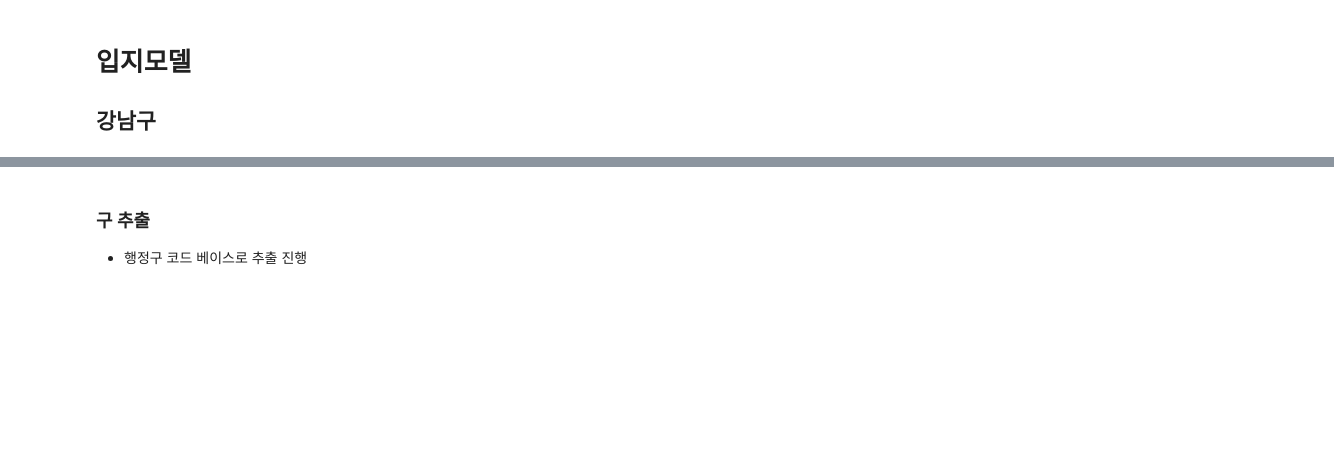
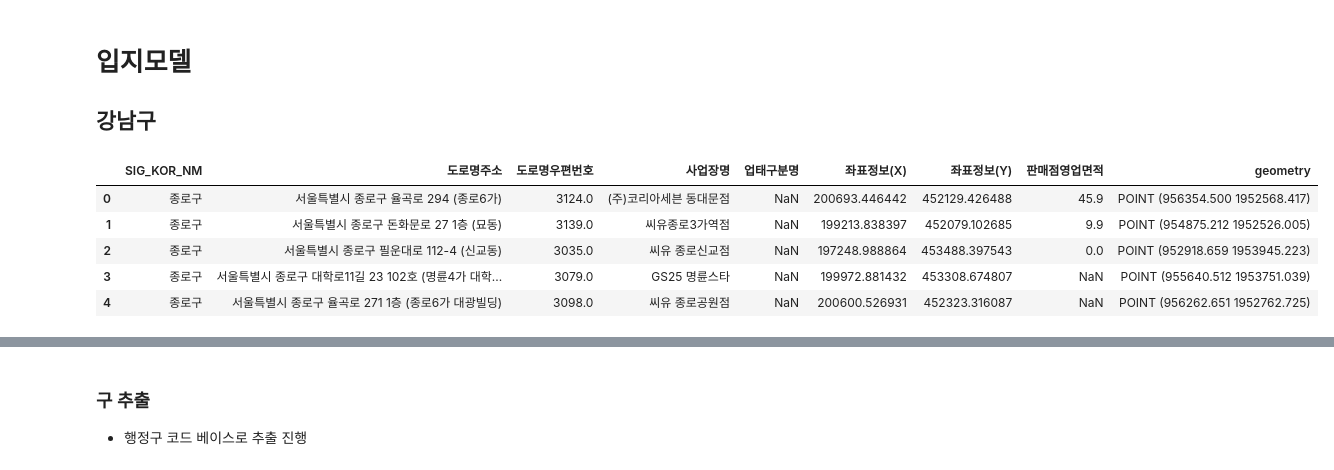
Before and after one commit to ChoiInYeol/KHUDA-Seoul-BigDataCampus, a Jupyter notebook: 3.Seoul_MCLP.ipynb, the cells around one changed output, grey strips where cells are left out. Cells and saved outputs as stored; diff of their text form; code cells hidden in the pictures; blank space fills up the shorter version.

```diff
--- a/3.Seoul_MCLP.ipynb
+++ b/3.Seoul_MCLP.ipynb
@@ -1363,3 +1356,6 @@ pharmacy
+# %%
+convenience = pd.read_csv('PreprocessData\convenience.csv')
+convenience = geopandas.GeoDataFrame(convenience)
 # %% [markdown]
 ## 공공공지 facility
 # %%
@@ -1374,3 +1365,23 @@ gong.head(2)
 # %% [markdown]
 # 입지모델
 ## 강남구
+# %%
+convenience = convenience.drop(['Unnamed: 0', '개방자치단체코드', '관리번호', '인허가일자', '인허가취소일자', '영업상태코드', '영업상태명',
+       '상세영업상태코드', '상세영업상태명', '폐업일자', '휴업시작일자', '휴업종료일자', '재개업일자', '전화번호',
+       '소재지면적', '소재지우편번호', '지번주소', '최종수정일자',
+       '데이터갱신구분', '데이터갱신일자'], axis=1)
+# %%
+convenience = geopandas.GeoDataFrame(convenience, geometry=geopandas.points_from_xy(convenience['좌표정보(X)'], convenience['좌표정보(Y)']))
+convenience.crs = {'init':'epsg:2097'}
+convenience = convenience.to_crs({'init':'epsg:5179'})
+# %%
+file = geopandas.sjoin(seoul_sig, convenience, how='right', op="contains")
+file = file.drop(["SIG_CD", "SIG_ENG_NM", 'index_left'], axis=1)
+file.head(5)
+# %% [output]
+|  | SIG_KOR_NM | 도로명주소 | 도로명우편번호 | 사업장명 | 업태구분명 | 좌표정보(X) | 좌표정보(Y) | 판매점영업면적 | geometry |
+| 0 | 종로구 | 서울특별시 종로구 율곡로 294 (종로6가) | 3124.0 | (주)코리아세븐 동대문점 | NaN | 200693.446442 | 452129.426488 | 45.9 | POINT (956354.500 1952568.417) |
+| 1 | 종로구 | 서울특별시 종로구 돈화문로 27 1층 (묘동) | 3139.0 | 씨유종로3가역점 | NaN | 199213.838397 | 452079.102685 | 9.9 | POINT (954875.212 1952526.005) |
+| 2 | 종로구 | 서울특별시 종로구 필운대로 112-4 (신교동) | 3035.0 | 씨유 종로신교점 | NaN | 197248.988864 | 453488.397543 | 0.0 | POINT (952918.659 1953945.223) |
+| 3 | 종로구 | 서울특별시 종로구 대학로11길 23 102호 (명륜4가 대학... | 3079.0 | GS25 명륜스타 | NaN | 199972.881432 | 453308.674807 | NaN | POINT (955640.512 1953751.039) |
+| 4 | 종로구 | 서울특별시 종로구 율곡로 271 1층 (종로6가 대광빌딩) | 3098.0 | 씨유 종로공원점 | NaN | 200600.526931 | 452323.316087 | NaN | POINT (956262.651 1952762.725) |
```
Also changed, not shown: parts of 28 cells of this notebook.
